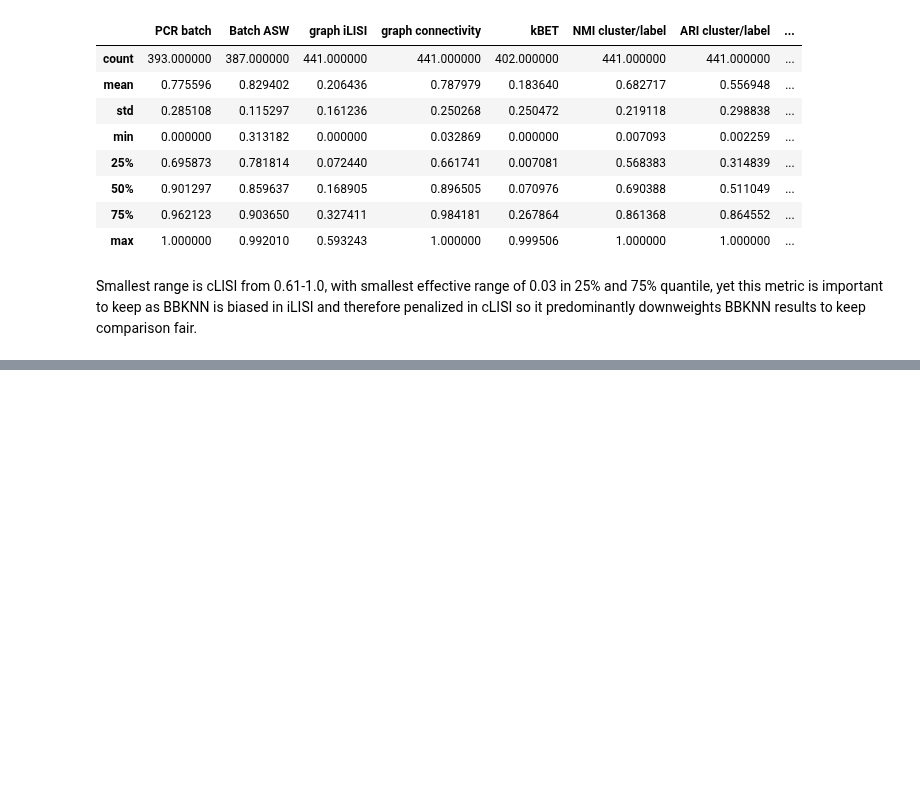
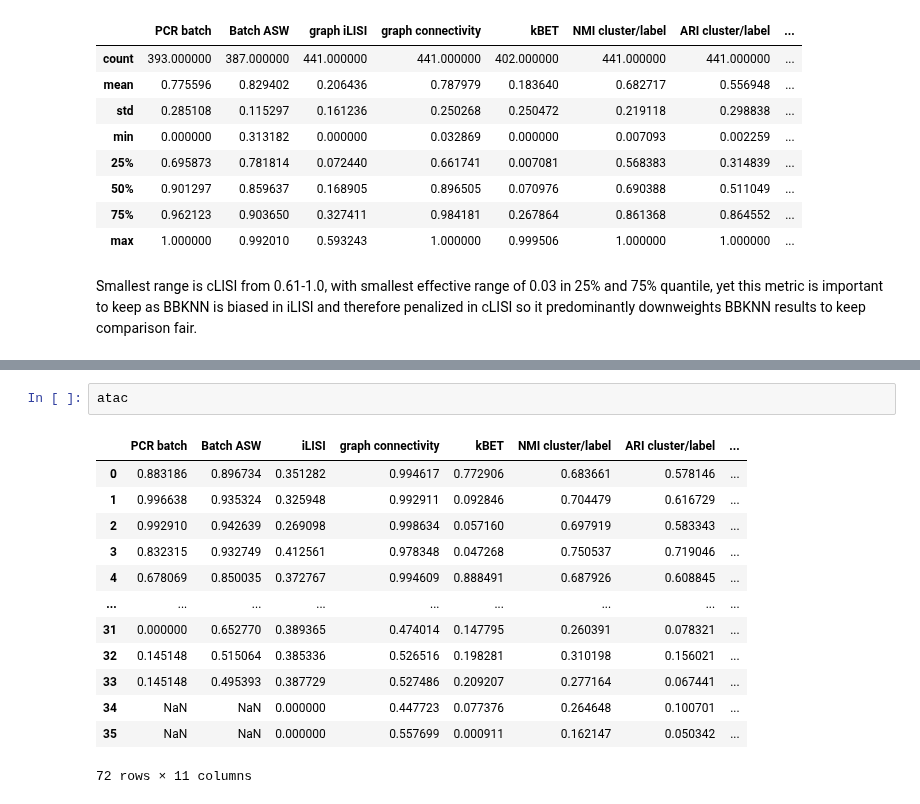
Before and after one commit to theislab/scib, a Jupyter notebook: notebooks/analysis/Metrics_correlation_and_range_analysis.ipynb, the cells around one changed output, grey strips where cells are left out. Cells and saved outputs as stored; diff of their text form; blank space fills up the shorter version.

```diff
--- a/notebooks/analysis/Metrics_correlation_and_range_analysis.ipynb
+++ b/notebooks/analysis/Metrics_correlation_and_range_analysis.ipynb
@@ -131,0 +145,16 @@ Smallest range is cLISI from 0.61-1.0, with smallest effective range of 0.03 in
+# %%
+atac
+# %% [output]
+|  | PCR batch | Batch ASW | iLISI | graph connectivity | kBET | NMI cluster/label | ARI cluster/label | ... |
+| 0 | 0.883186 | 0.896734 | 0.351282 | 0.994617 | 0.772906 | 0.683661 | 0.578146 | ... |
+| 1 | 0.996638 | 0.935324 | 0.325948 | 0.992911 | 0.092846 | 0.704479 | 0.616729 | ... |
+| 2 | 0.992910 | 0.942639 | 0.269098 | 0.998634 | 0.057160 | 0.697919 | 0.583343 | ... |
+| 3 | 0.832315 | 0.932749 | 0.412561 | 0.978348 | 0.047268 | 0.750537 | 0.719046 | ... |
+| 4 | 0.678069 | 0.850035 | 0.372767 | 0.994609 | 0.888491 | 0.687926 | 0.608845 | ... |
+| ... | ... | ... | ... | ... | ... | ... | ... | ... |
+| 31 | 0.000000 | 0.652770 | 0.389365 | 0.474014 | 0.147795 | 0.260391 | 0.078321 | ... |
+| 32 | 0.145148 | 0.515064 | 0.385336 | 0.526516 | 0.198281 | 0.310198 | 0.156021 | ... |
+| 33 | 0.145148 | 0.495393 | 0.387729 | 0.527486 | 0.209207 | 0.277164 | 0.067441 | ... |
+| 34 | NaN | NaN | 0.000000 | 0.447723 | 0.077376 | 0.264648 | 0.100701 | ... |
+| 35 | NaN | NaN | 0.000000 | 0.557699 | 0.000911 | 0.162147 | 0.050342 | ... |
+72 rows × 11 columns
```
Also changed, not shown: parts of 9 cells of this notebook.
